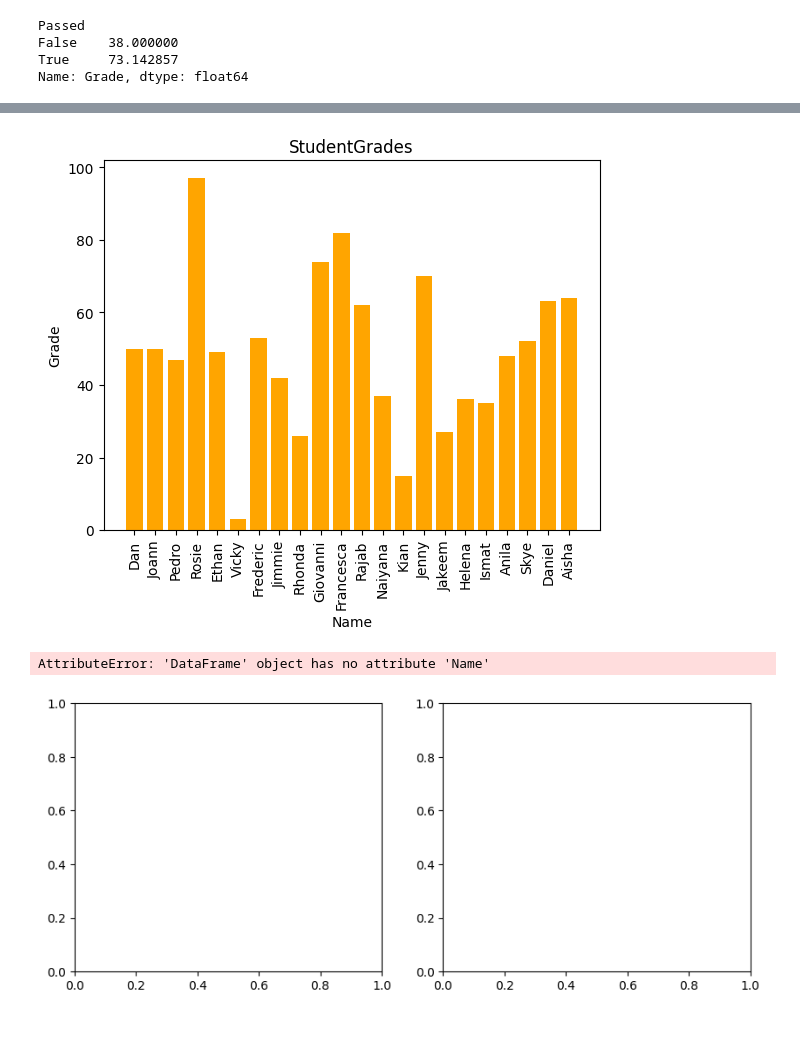
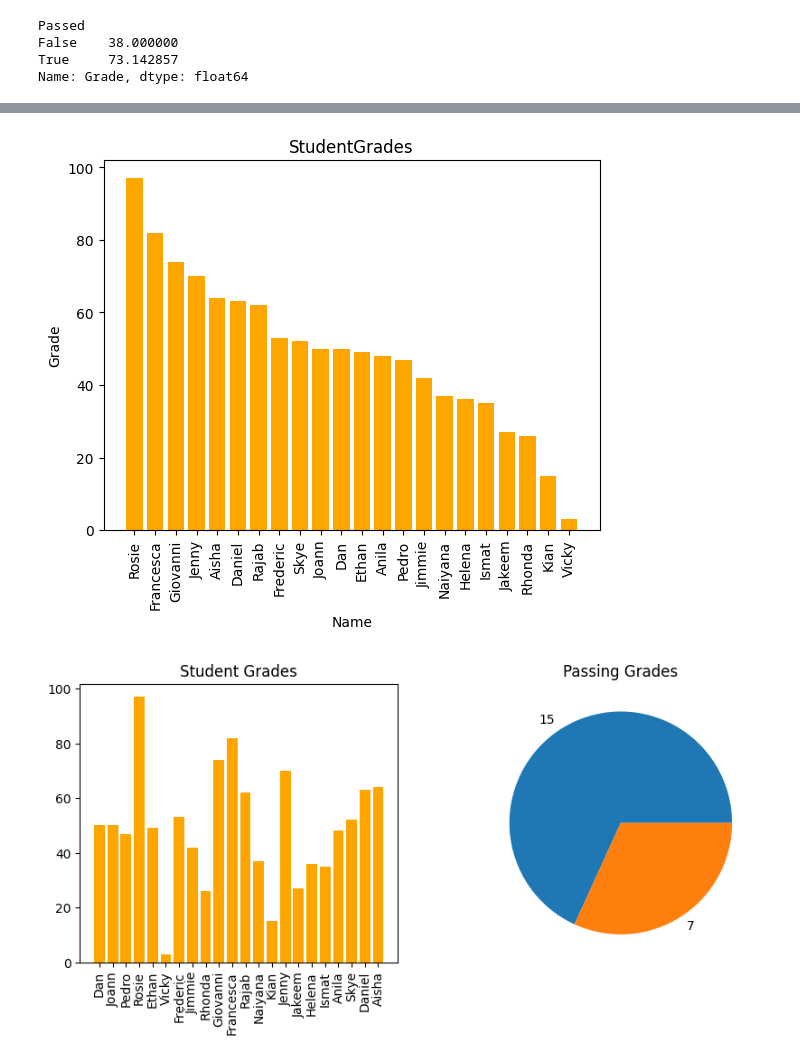
Before and after one commit to Hafsha7022/PythonPractice, a Jupyter notebook: StudentData.ipynb, the cells around one changed output, grey strips where cells are left out. Saved outputs shown, nothing was run; the diff lists cells and outputs as text; code cells hidden in the pictures; blank space fills up the shorter version.

Commit message:
Update StudentDatat.ipynb

```diff
--- a/StudentData.ipynb
+++ b/StudentData.ipynb
@@ -76,6 +76,6 @@ df_students[df_students.name == 'Vicky']
 | 5 | Vicky | 1.0 | 3.0 |
 # %%
 !wget https://raw.githubusercontent.com/MicrosoftDocs/mslearn-introduction-to-machine-learning/main/Data/ml-basics/grades.csv
-#df_students = pd.read_csv('grades.csv',delimiter=',',header='infer')       #UnComment this to get CSV file, I have commented it as CSV is already there.
+df_students = pd.read_csv('grades.csv',delimiter=',',header='infer')       #UnComment this to get CSV file, I have commented it as CSV is already there.
 df_students.head()
 # %% [output]
@@ -261,26 +243,27 @@ plt.xlabel("Name")
 plt.ylabel("Grade")
 plt.xticks(rotation=90)
 
+
 plt.show()
 # %% [output]
-[figure, old version]
+[figure, new version]
 # %%
 
 from matplotlib import pyplot as plt
 
 #fig = plt.figure(figsize=(12.8,7.2))     #to change size of graph
 fig, ax = plt.subplots(1, 2, figsize=(10, 4))
 
 ax[0].bar(x=df_students.Name, height=df_students.Grade, color="Orange")
-ax[0].set_title("StudentGrades")
-ax[0].set_xticklabel(df_students.Name, rotation=90)
+ax[0].set_title("Student Grades")
+ax[0].set_xticklabels(df_students.Name, rotation=90)
 
-pass_count = df_students.Pass.value_counts()
-ax[1].pie(pass_count, labels = pass_count)
+#passes_count = df_students.Pass.value_counts()
+passes_count = df_students.groupby(df_students.Passed).Name.count()
+ax[1].pie(passes_count, labels = passes_count)
 ax[1].set_title("Passing Grades")
 
 
 fig.show()
 # %% [output]
-AttributeError: 'DataFrame' object has no attribute 'Name'
-[figure, old version]
+[figure, new version]
```
Also changed, not shown: parts of 9 cells of this notebook.
